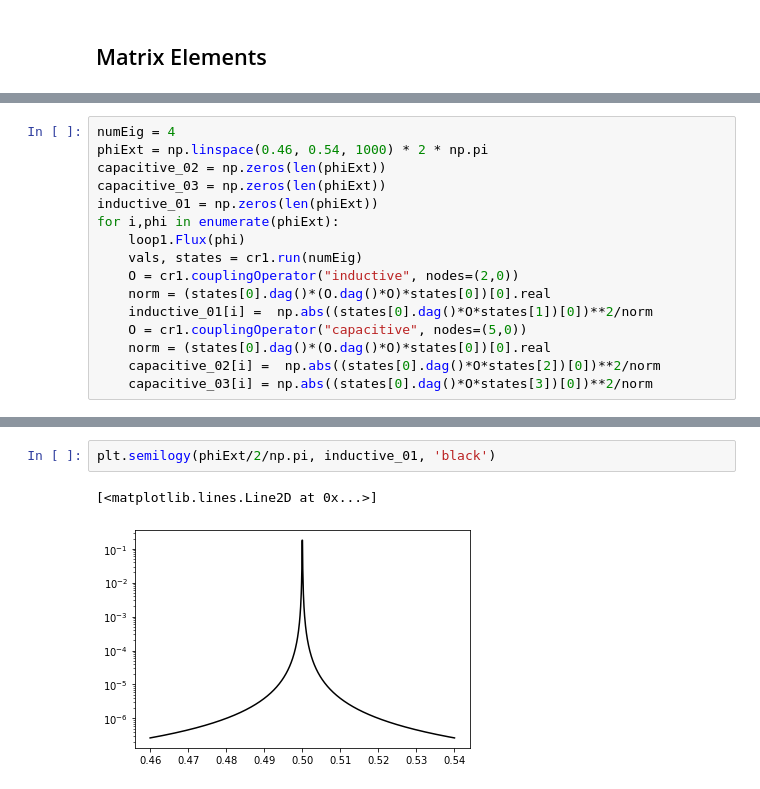
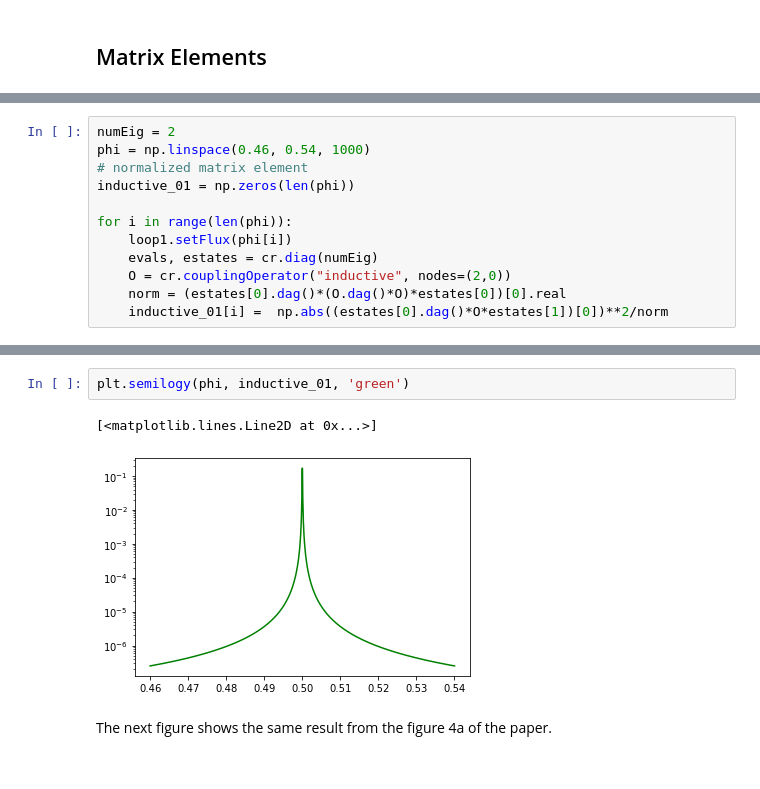
Before and after one commit to stanfordLINQS/SQcircuit, a Jupyter notebook: examples/twoCPB.ipynb, the cells around one changed output, grey strips where cells are left out. Cells and saved outputs as stored; diff of their text form.

Commit message:
matrix element cal added to twoCPB example

```diff
--- a/examples/twoCPB.ipynb
+++ b/examples/twoCPB.ipynb
@@ -156,16 +165,12 @@ The next cell shows the eigenfunctions from the figure 3c of the paper, which is
 # %%
-numEig = 4
-phiExt = np.linspace(0.46, 0.54, 1000) * 2 * np.pi
-capacitive_02 = np.zeros(len(phiExt))
-capacitive_03 = np.zeros(len(phiExt))
-inductive_01 = np.zeros(len(phiExt))
-for i,phi in enumerate(phiExt):
-    loop1.Flux(phi)
-    vals, states = cr1.run(numEig)
-    O = cr1.couplingOperator("inductive", nodes=(2,0))
-    norm = (states[0].dag()*(O.dag()*O)*states[0])[0].real
-    inductive_01[i] =  np.abs((states[0].dag()*O*states[1])[0])**2/norm
-    O = cr1.couplingOperator("capacitive", nodes=(5,0))
-    norm = (states[0].dag()*(O.dag()*O)*states[0])[0].real
-    capacitive_02[i] =  np.abs((states[0].dag()*O*states[2])[0])**2/norm
-    capacitive_03[i] = np.abs((states[0].dag()*O*states[3])[0])**2/norm
+numEig = 2
+phi = np.linspace(0.46, 0.54, 1000)
+# normalized matrix element
+inductive_01 = np.zeros(len(phi))
+
+for i in range(len(phi)):
+    loop1.setFlux(phi[i])
+    evals, estates = cr.diag(numEig)
+    O = cr.couplingOperator("inductive", nodes=(2,0))
+    norm = (estates[0].dag()*(O.dag()*O)*estates[0])[0].real
+    inductive_01[i] =  np.abs((estates[0].dag()*O*estates[1])[0])**2/norm
@@ -178,5 +177,7 @@ plt.semilogy(phiExt/2/np.pi, capacitive_03, 'black')
 # %%
-plt.semilogy(phiExt/2/np.pi, inductive_01, 'black')
+plt.semilogy(phi, inductive_01, 'green')
 # %% [output]
 [<matplotlib.lines.Line2D at 0x...>]
-[figure, old version]
+[figure, new version]
+# %% [markdown]
+The next figure shows the same result from the figure 4a of the paper.
```
Also changed, not shown: parts of 6 cells of this notebook, 2 other files.
